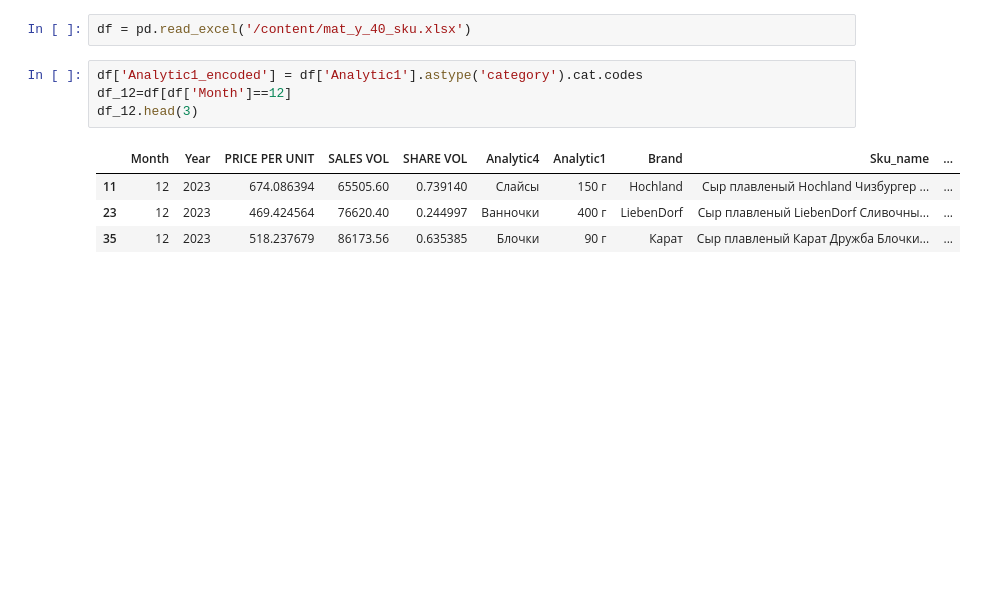
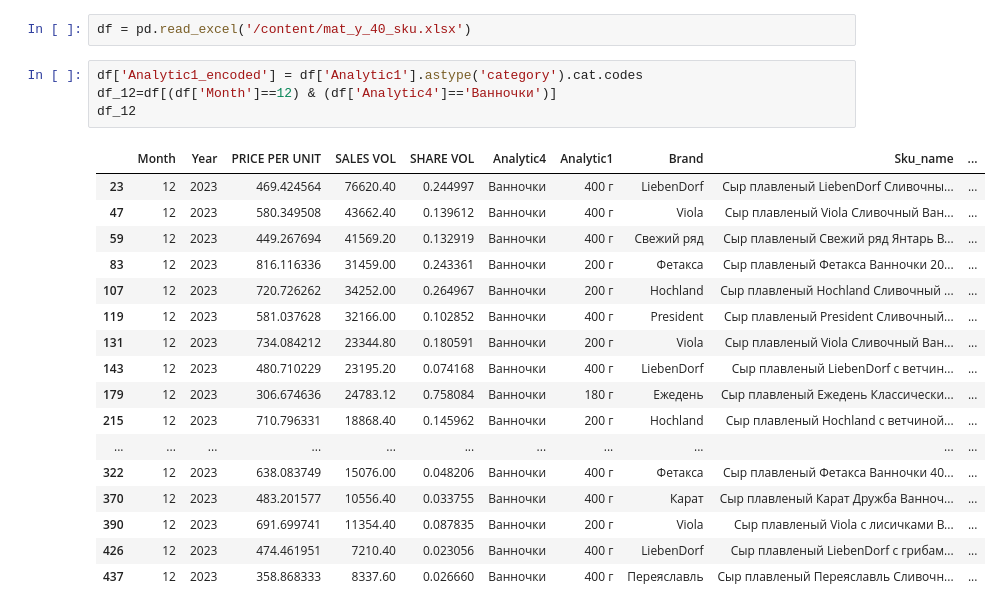
Before and after one commit to budennovsk/Pandas, a Jupyter notebook: mesa_ABM_ipywidgets_v1.ipynb, the cells around one changed output. Cells and saved outputs as stored; diff of their text form; blank space fills up the shorter version.

```diff
--- a/mesa_ABM_ipywidgets_v1.ipynb
+++ b/mesa_ABM_ipywidgets_v1.ipynb
@@ -24,13 +24,26 @@ Successfully installed arrow-1.3.0 binaryornot-0.4.4 cookiecutter-2.6.0 h11-0.14
 df = pd.read_excel('/content/mat_y_40_sku.xlsx')
 # %%
 df['Analytic1_encoded'] = df['Analytic1'].astype('category').cat.codes
-df_12=df[df['Month']==12]
-df_12.head(3)
+df_12=df[(df['Month']==12) & (df['Analytic4']=='Ванночки')]
+df_12
 # %% [output]
 |  | Month | Year | PRICE PER UNIT | SALES VOL | SHARE VOL | Analytic4 | Analytic1 | Brand | Sku_name | ... |
-| 11 | 12 | 2023 | 674.086394 | 65505.60 | 0.739140 | Слайсы | 150 г | Hochland | Сыр плавленый Hochland Чизбургер ... | ... |
 | 23 | 12 | 2023 | 469.424564 | 76620.40 | 0.244997 | Ванночки | 400 г | LiebenDorf | Сыр плавленый LiebenDorf Сливочны... | ... |
-| 35 | 12 | 2023 | 518.237679 | 86173.56 | 0.635385 | Блочки | 90 г | Карат | Сыр плавленый Карат Дружба Блочки... | ... |
+| 47 | 12 | 2023 | 580.349508 | 43662.40 | 0.139612 | Ванночки | 400 г | Viola | Сыр плавленый Viola Сливочный Ван... | ... |
+| 59 | 12 | 2023 | 449.267694 | 41569.20 | 0.132919 | Ванночки | 400 г | Свежий ряд | Сыр плавленый Свежий ряд Янтарь В... | ... |
+| 83 | 12 | 2023 | 816.116336 | 31459.00 | 0.243361 | Ванночки | 200 г | Фетакса | Сыр плавленый Фетакса Ванночки 20... | ... |
+| 107 | 12 | 2023 | 720.726262 | 34252.00 | 0.264967 | Ванночки | 200 г | Hochland | Сыр плавленый Hochland Сливочный ... | ... |
+| 119 | 12 | 2023 | 581.037628 | 32166.00 | 0.102852 | Ванночки | 400 г | President | Сыр плавленый President Сливочный... | ... |
+| 131 | 12 | 2023 | 734.084212 | 23344.80 | 0.180591 | Ванночки | 200 г | Viola | Сыр плавленый Viola Сливочный Ван... | ... |
+| 143 | 12 | 2023 | 480.710229 | 23195.20 | 0.074168 | Ванночки | 400 г | LiebenDorf | Сыр плавленый LiebenDorf с ветчин... | ... |
+| 179 | 12 | 2023 | 306.674636 | 24783.12 | 0.758084 | Ванночки | 180 г | Ежедень | Сыр плавленый Ежедень Классически... | ... |
+| 215 | 12 | 2023 | 710.796331 | 18868.40 | 0.145962 | Ванночки | 200 г | Hochland | Сыр плавленый Hochland с ветчиной... | ... |
+| ... | ... | ... | ... | ... | ... | ... | ... | ... | ... | ... |
+| 322 | 12 | 2023 | 638.083749 | 15076.00 | 0.048206 | Ванночки | 400 г | Фетакса | Сыр плавленый Фетакса Ванночки 40... | ... |
+| 370 | 12 | 2023 | 483.201577 | 10556.40 | 0.033755 | Ванночки | 400 г | Карат | Сыр плавленый Карат Дружба Ванноч... | ... |
+| 390 | 12 | 2023 | 691.699741 | 11354.40 | 0.087835 | Ванночки | 200 г | Viola | Сыр плавленый Viola с лисичками В... | ... |
+| 426 | 12 | 2023 | 474.461951 | 7210.40 | 0.023056 | Ванночки | 400 г | LiebenDorf | Сыр плавленый LiebenDorf с грибам... | ... |
+| 437 | 12 | 2023 | 358.868333 | 8337.60 | 0.026660 | Ванночки | 400 г | Переяславль | Сыр плавленый Переяславль Сливочн... | ... |
 # %%
 import pandas as pd
 from mesa import Agent, Model
```
Also changed, not shown: parts of 2 cells of this notebook.
